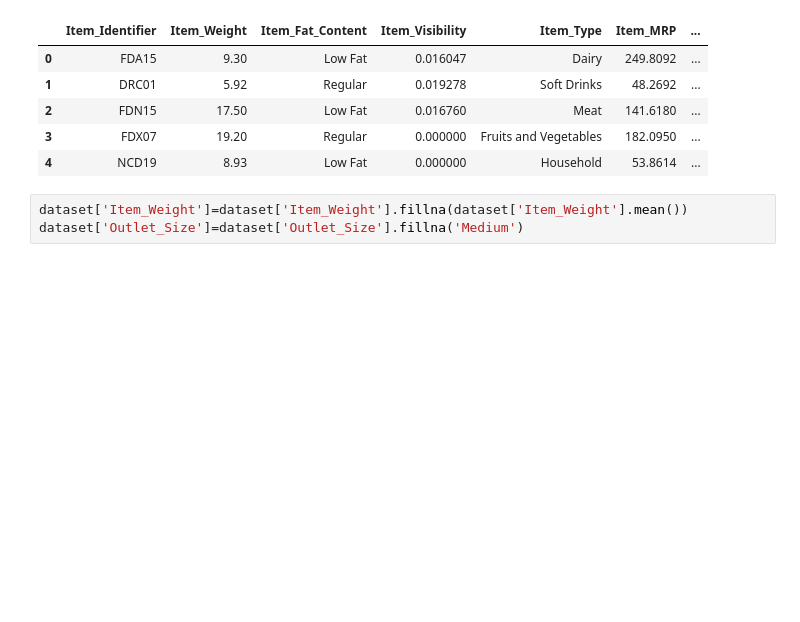
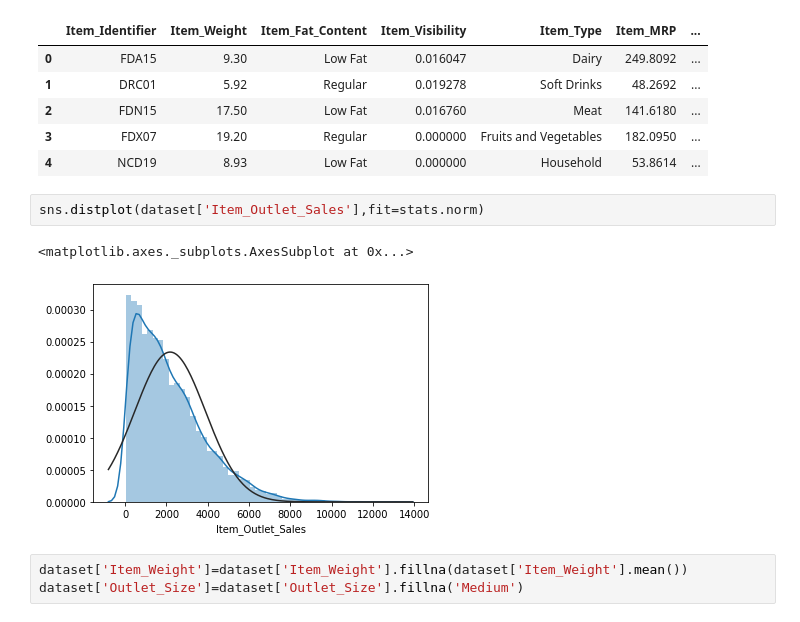
Before and after one commit to siddharthjain1611/Big_Mart_Sales_Prediction, a Jupyter notebook: Data Analysis.ipynb, the cells around one changed output. Saved outputs shown, nothing was run; the diff lists cells and outputs as text; blank space fills up the shorter version.

```diff
--- a/Data Analysis.ipynb
+++ b/Data Analysis.ipynb
@@ -14,6 +15,11 @@ dataset.head()
 | 2 | FDN15 | 17.50 | Low Fat | 0.016760 | Meat | 141.6180 | ... |
 | 3 | FDX07 | 19.20 | Regular | 0.000000 | Fruits and Vegetables | 182.0950 | ... |
 | 4 | NCD19 | 8.93 | Low Fat | 0.000000 | Household | 53.8614 | ... |
+# %%
+sns.distplot(dataset['Item_Outlet_Sales'],fit=stats.norm)
+# %% [output]
+<matplotlib.axes._subplots.AxesSubplot at 0x...>
+[figure, added]
 # %%
 dataset['Item_Weight']=dataset['Item_Weight'].fillna(dataset['Item_Weight'].mean())
 dataset['Outlet_Size']=dataset['Outlet_Size'].fillna('Medium')
```
Also changed, not shown: parts of 1 cell of this notebook.
